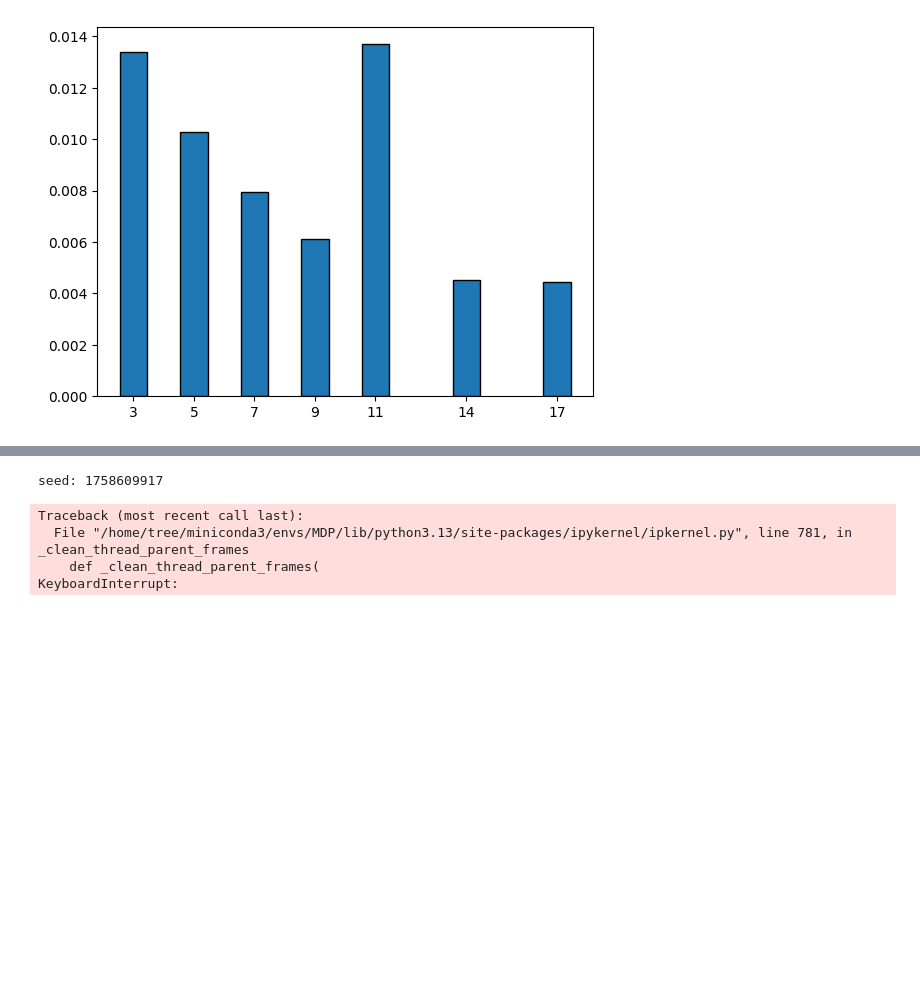
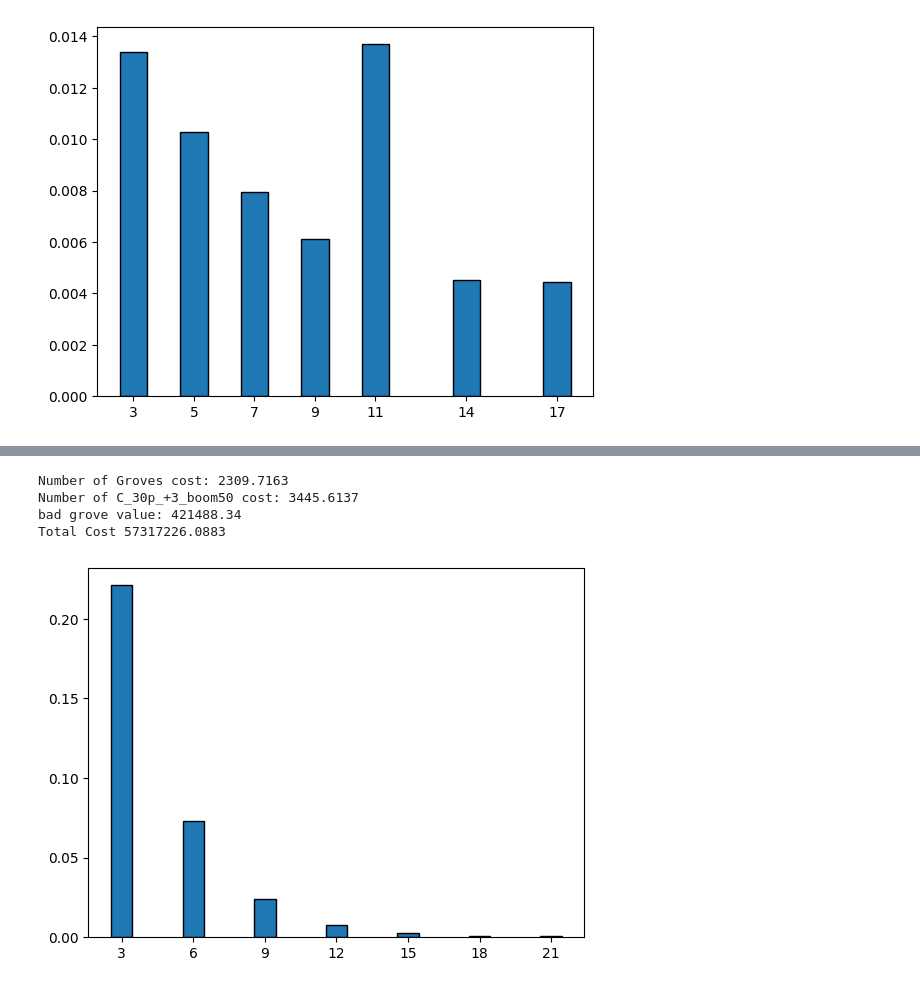
Before and after one commit to Jianshu-L/MapleStory, a Jupyter notebook: MonteCarlo.ipynb, the cells around one changed output, grey strips where cells are left out. Drawn from its saved outputs; the diff is of its cells as text; code cells hidden in the pictures; blank space fills up the shorter version.

```diff
--- a/MonteCarlo.ipynb
+++ b/MonteCarlo.ipynb
@@ -302,7 +453,7 @@ import time
 seed = int(time.time())
 print(f"seed: {seed}")
 rng = np.random.default_rng(seed)
-trials = 100000
+trials = 10000
 
 target = stop_all_success()
 scroll_list = ["C", "C", "C", "C", "C", "C", "C"]
@@ -310,39 +461,39 @@ strat1 = strategy_fixed_sequence(scroll_list, SCROLL_SET)
 
 Procedure = stop_when_fail_or_consume_all_slots(strat1, target, stop_if_fail=True)
 # Procedure = stop_on_first_fail(strat1, target)
 item_state = Item("BrownGrove", num_slots=7)
 results = monte_carlo_mix(rng, trials, item_state, Procedure, properties=["atk_value"])
 max_attack = np.max(results['items_properties']['atk_value']['good'])
 print("")
 
 scrolls_dist, num_groves, bad_groves_dist = calculate_statistics(results)
 print(f"Number of Groves cost: {num_groves}")
 
 scroll_cost = 0
 for key, value in scrolls_dist.items():
     scroll_i = GROVE_SCROLL_PRICE[NAME_TO_KEY[key]] * value
     scroll_cost += scroll_i
     print(f"Number of {key} cost: {value}")
 
 bad_grove_value = 0
 for key, value in bad_groves_dist.items():
     if key in GROVE_ATTACK_PRICE.keys():
         bad_grove_value += GROVE_ATTACK_PRICE[key] * value
 bad_grove_value /= trials
 print(f"bad grove value: {bad_grove_value}")
 
 total_cost = scroll_cost + num_groves*item_price
 print(f"Total Cost {total_cost}")
-print(f"Actual Price {GROVE_ATTACK_PRICE[str(max_attack)]}")
+# print(f"Actual Price {GROVE_ATTACK_PRICE[str(max_attack)]}")
 
 data = results['items_properties']['atk_value']['good']
 plot_bar_int(data)
 # %% [output]
-seed: 1758609917
+Number of Groves cost: 2309.7163
+Number of C_30p_+3_boom50 cost: 3445.6137
+bad grove value: 421488.34
+Total Cost 57317226.0883
-Traceback (most recent call last):
-  File "/home/tree/miniconda3/envs/MDP/lib/python3.13/site-packages/ipykernel/ipkernel.py", line 781, in _clean_thread_parent_frames
-    def _clean_thread_parent_frames(
-KeyboardInterrupt:
+[figure, added]
 # %%
 import time
 seed = int(time.time())
```
Also changed, not shown: parts of 9 cells of this notebook, 5 other files.
